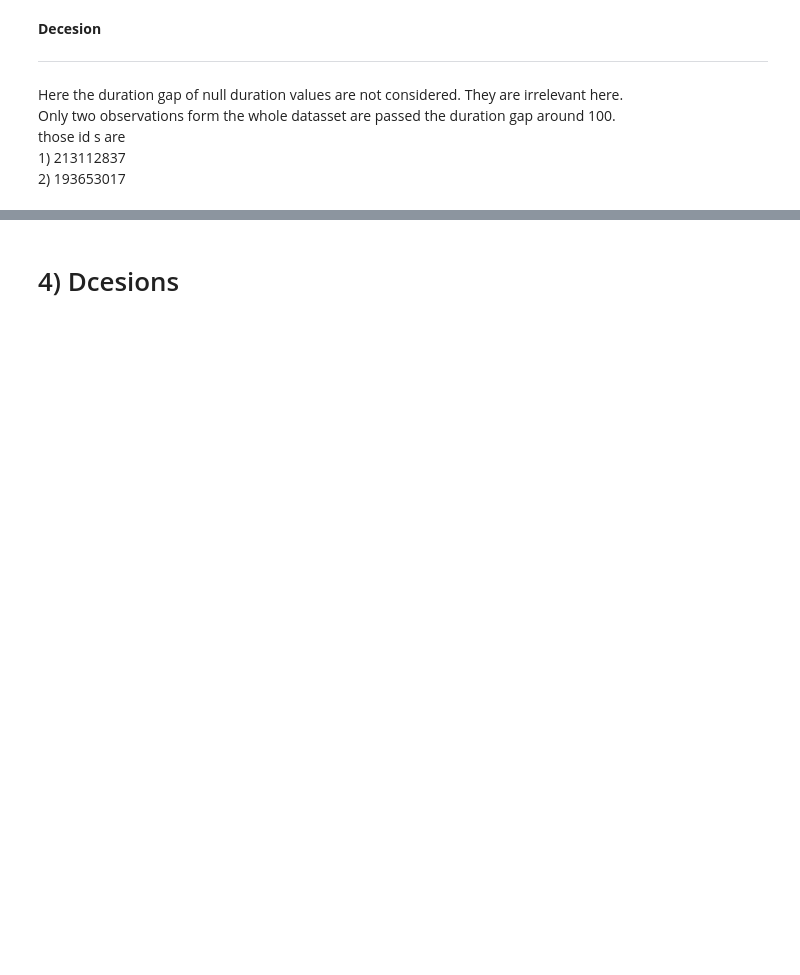
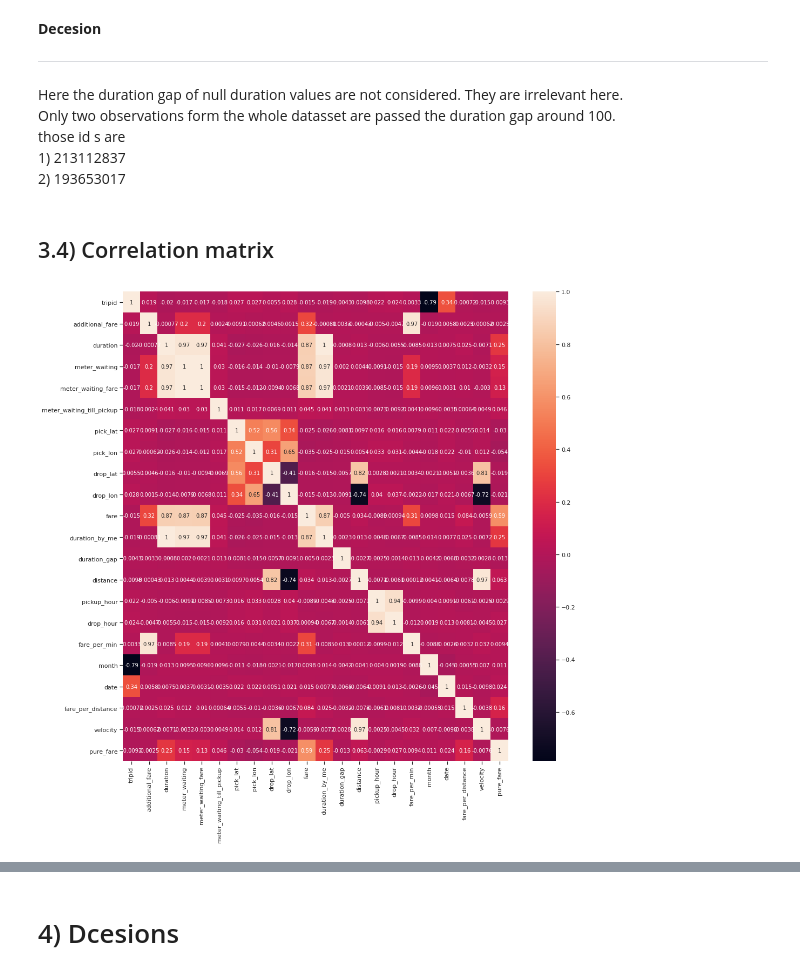
Before and after one commit to charlie9526/TaxiFare, a Jupyter notebook: visualization.ipynb, the cells around one changed output, grey strips where cells are left out. Cells and saved outputs as stored; diff of their text form; code cells hidden in the pictures; blank space fills up the shorter version.

```diff
--- a/visualization.ipynb
+++ b/visualization.ipynb
@@ -202,3 +324,14 @@ Only two observations form the whole datasset are passed the duration gap around
 those id s are \
      1) 213112837	\
      2) 193653017
+# %% [markdown]
+## 3.4) Correlation matrix
+# %%
+
+
+corrMatrix = train_df.corr()
+plt.figure(figsize = (16,16))
+sns.heatmap(corrMatrix, annot=True)
+plt.show()
+# %% [output]
+[figure, added]
```
Also changed, not shown: parts of 43 cells of this notebook.
